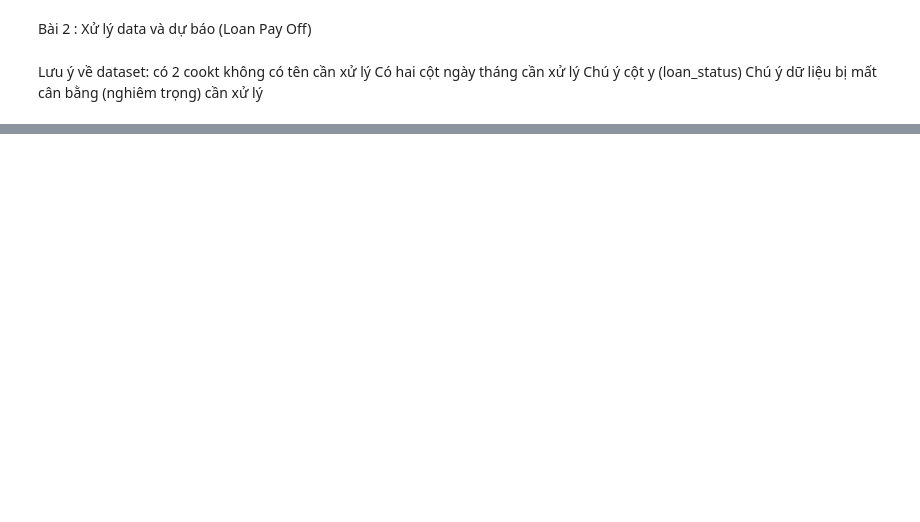
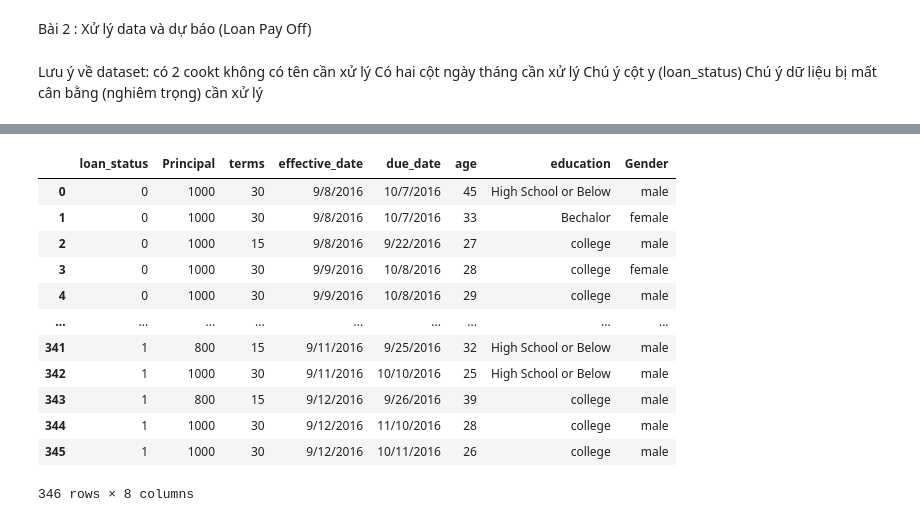
Before and after one commit to ltqnkhtn12/midExam_XDA, a Jupyter notebook: mid_exam.ipynb, the cells around one changed output, grey strips where cells are left out. Cells and saved outputs as stored; diff of their text form; code cells hidden in the pictures; blank space fills up the shorter version.

```diff
--- a/mid_exam.ipynb
+++ b/mid_exam.ipynb
@@ -657,0 +902,18 @@ Chú ý dữ liệu bị mất cân bằng (nghiêm trọng) cần xử lý
+# %%
+df['loan_status'].replace(['PAIDOFF','COLLECTION'],[0,1],inplace=True)
+# %%
+df
+# %% [output]
+|  | loan_status | Principal | terms | effective_date | due_date | age | education | Gender |
+| 0 | 0 | 1000 | 30 | 9/8/2016 | 10/7/2016 | 45 | High School or Below | male |
+| 1 | 0 | 1000 | 30 | 9/8/2016 | 10/7/2016 | 33 | Bechalor | female |
+| 2 | 0 | 1000 | 15 | 9/8/2016 | 9/22/2016 | 27 | college | male |
+| 3 | 0 | 1000 | 30 | 9/9/2016 | 10/8/2016 | 28 | college | female |
+| 4 | 0 | 1000 | 30 | 9/9/2016 | 10/8/2016 | 29 | college | male |
+| ... | ... | ... | ... | ... | ... | ... | ... | ... |
+| 341 | 1 | 800 | 15 | 9/11/2016 | 9/25/2016 | 32 | High School or Below | male |
+| 342 | 1 | 1000 | 30 | 9/11/2016 | 10/10/2016 | 25 | High School or Below | male |
+| 343 | 1 | 800 | 15 | 9/12/2016 | 9/26/2016 | 39 | college | male |
+| 344 | 1 | 1000 | 30 | 9/12/2016 | 11/10/2016 | 28 | college | male |
+| 345 | 1 | 1000 | 30 | 9/12/2016 | 10/11/2016 | 26 | college | male |
+346 rows × 8 columns
```
Also changed, not shown: parts of 35 cells of this notebook.
